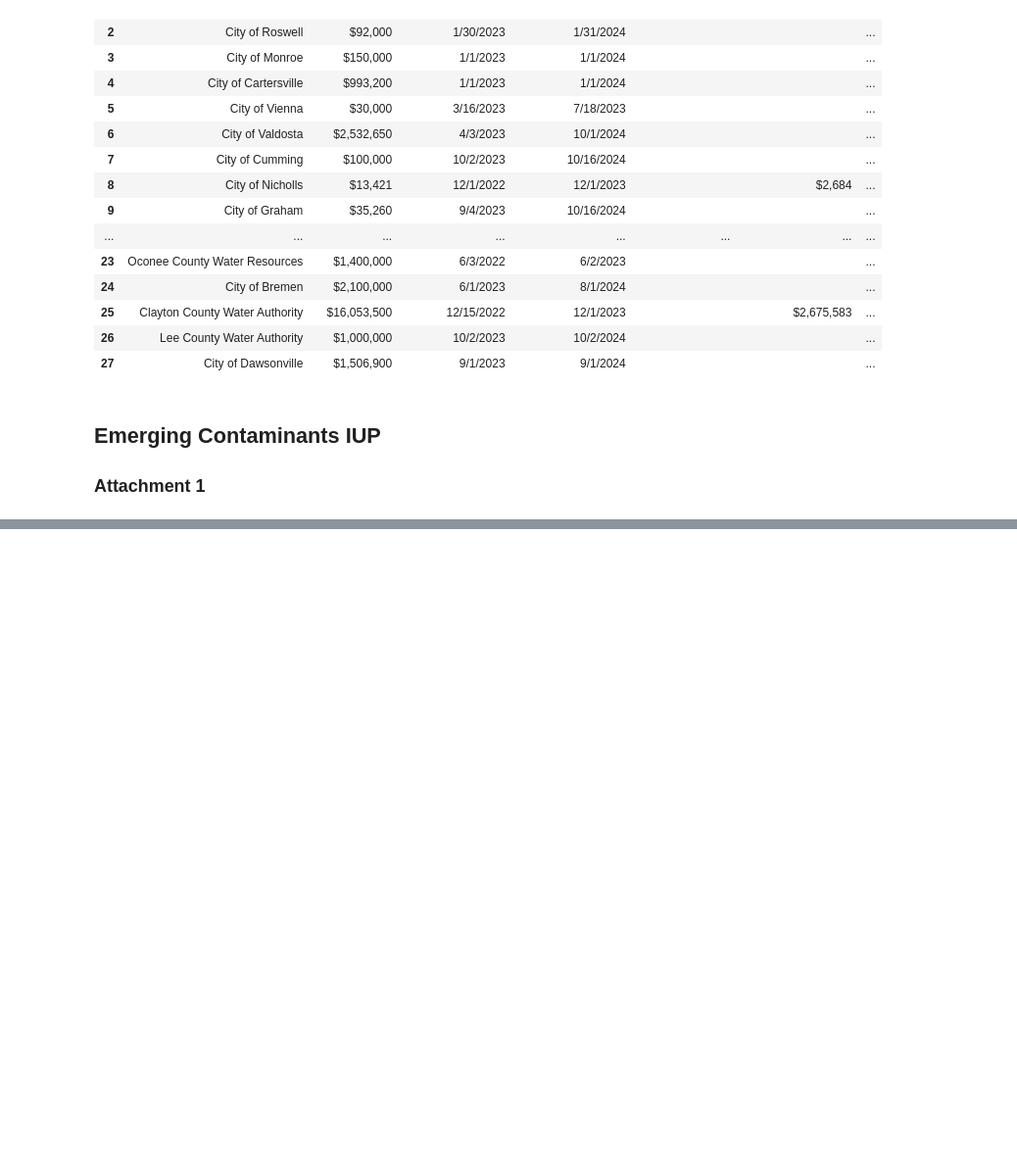
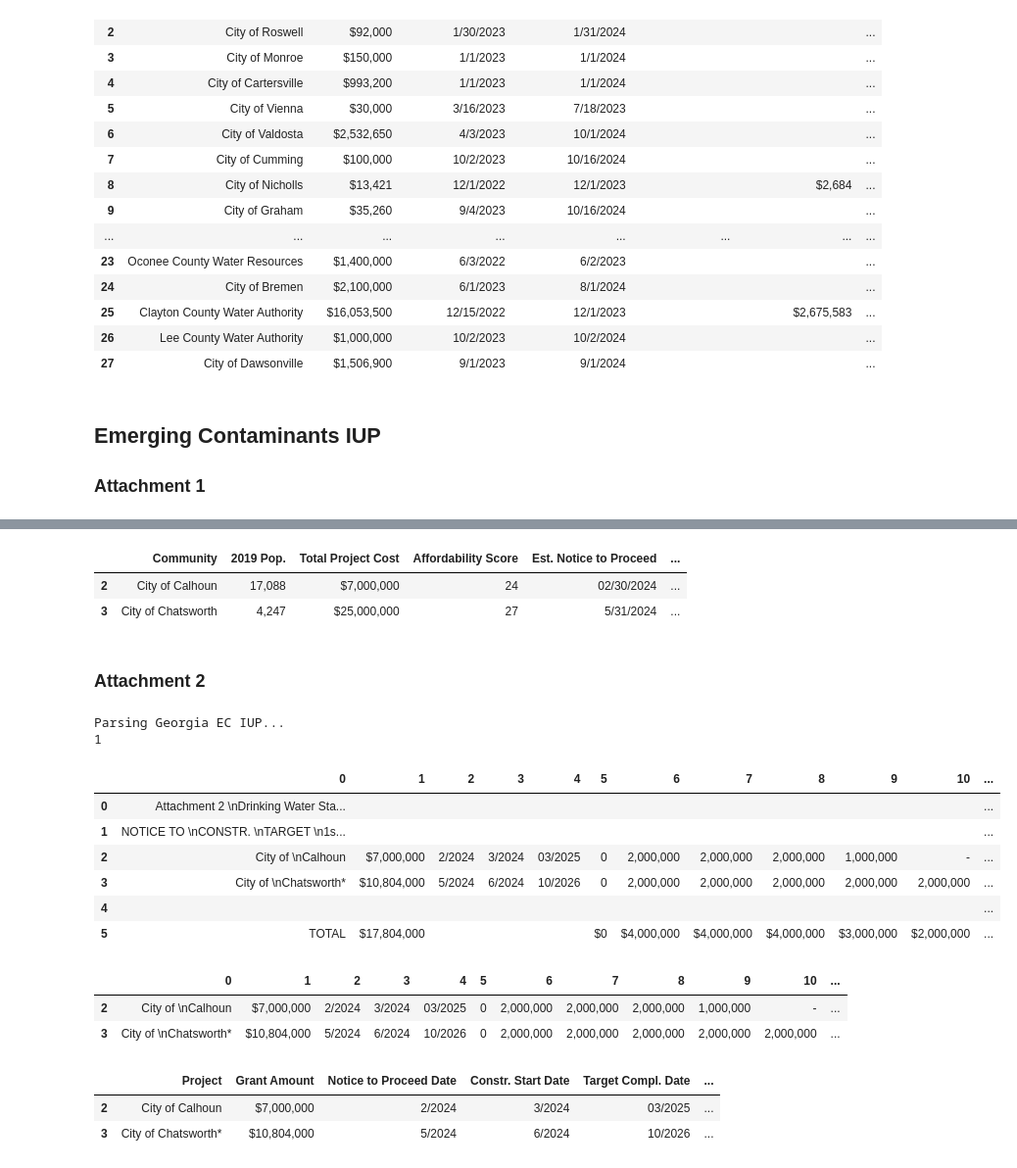
Before and after one commit to Environmental-Policy-Innovation-Center/dw-dashboard, a Jupyter notebook: pdf-parsing-code/ppl-parse-ga.ipynb, the cells around one changed output, grey strips where cells are left out. Shown at 98% size. Drawn from its saved outputs; the diff is of its cells as text; code cells hidden in the pictures; blank space fills up the shorter version.

Commit message:
Scrape GA EC tables

```diff
--- a/pdf-parsing-code/ppl-parse-ga.ipynb
+++ b/pdf-parsing-code/ppl-parse-ga.ipynb
@@ -303,0 +329,6 @@ ga_lead_2.to_csv("../data/srf-ppl/10-Georgia_Lead_IUP_A2.csv", index=False)
+# %%
+ga_ec_1
+# %% [output]
+|  | Community | 2019 Pop. | Total Project Cost | Affordability Score | Est. Notice to Proceed | ... |
+| 2 | City of Calhoun | 17,088 | $7,000,000 | 24 | 02/30/2024 | ... |
+| 3 | City of Chatsworth | 4,247 | $25,000,000 | 27 | 5/31/2024 | ... |
@@ -303,0 +337,28 @@ ga_lead_2.to_csv("../data/srf-ppl/10-Georgia_Lead_IUP_A2.csv", index=False)
+# %% [markdown]
+### Attachment 2
+# %%
+print("Parsing Georgia EC IUP...")
+# get the full table
+ga_ec_2 = camelot.read_pdf("https://gefa.georgia.gov/document/document/2022-dwsrf-emerging-contaminants-iup-draft/download",
+                           pages='9', flavor='lattice')
+print(len(ga_ec_2))
+# %% [output]
+Parsing Georgia EC IUP...
+1
+# %%
+ga_ec_2[0].df
+# %% [output]
+|  | 0 | 1 | 2 | 3 | 4 | 5 | 6 | 7 | 8 | 9 | 10 | ... |
+| 0 | Attachment 2 \nDrinking Water Sta... |  |  |  |  |  |  |  |  |  |  | ... |
+| 1 | NOTICE TO \nCONSTR. \nTARGET \n1s... |  |  |  |  |  |  |  |  |  |  | ... |
+| 2 | City of \nCalhoun | $7,000,000 | 2/2024 | 3/2024 | 03/2025 | 0 | 2,000,000 | 2,000,000 | 2,000,000 | 1,000,000 | - | ... |
+| 3 | City of \nChatsworth* | $10,804,000 | 5/2024 | 6/2024 | 10/2026 | 0 | 2,000,000 | 2,000,000 | 2,000,000 | 2,000,000 | 2,000,000 | ... |
+| 4 |  |  |  |  |  |  |  |  |  |  |  | ... |
+| 5 | TOTAL | $17,804,000 |  |  |  | $0 | $4,000,000 | $4,000,000 | $4,000,000 | $3,000,000 | $2,000,000 | ... |
+# %%
+ga_ec_2 = ga_ec_2[0].df.iloc[2:4,].copy()
+ga_ec_2
+# %% [output]
+|  | 0 | 1 | 2 | 3 | 4 | 5 | 6 | 7 | 8 | 9 | 10 | ... |
+| 2 | City of \nCalhoun | $7,000,000 | 2/2024 | 3/2024 | 03/2025 | 0 | 2,000,000 | 2,000,000 | 2,000,000 | 1,000,000 | - | ... |
+| 3 | City of \nChatsworth* | $10,804,000 | 5/2024 | 6/2024 | 10/2026 | 0 | 2,000,000 | 2,000,000 | 2,000,000 | 2,000,000 | 2,000,000 | ... |
@@ -303,0 +372,6 @@ ga_lead_2.to_csv("../data/srf-ppl/10-Georgia_Lead_IUP_A2.csv", index=False)
+# %%
+ga_ec_2
+# %% [output]
+|  | Project | Grant Amount | Notice to Proceed Date | Constr. Start Date | Target Compl. Date | ... |
+| 2 | City of Calhoun | $7,000,000 | 2/2024 | 3/2024 | 03/2025 | ... |
+| 3 | City of Chatsworth* | $10,804,000 | 5/2024 | 6/2024 | 10/2026 | ... |
```
Also changed, not shown: parts of 7 cells of this notebook, 2 other files.
